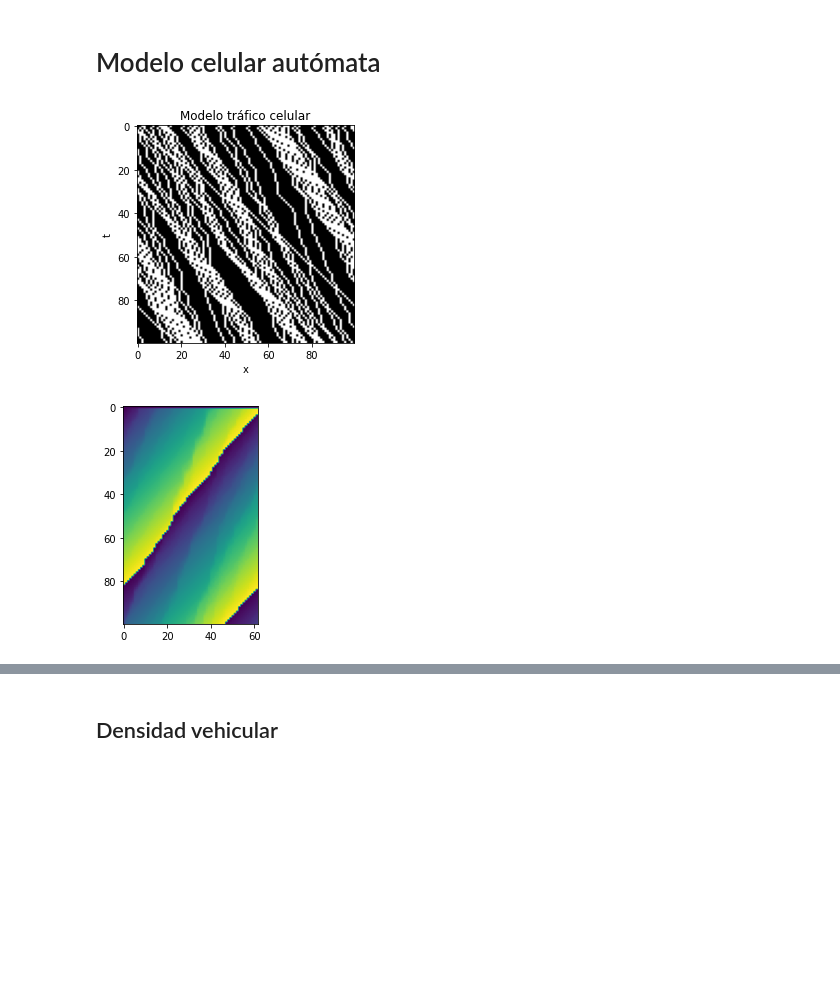
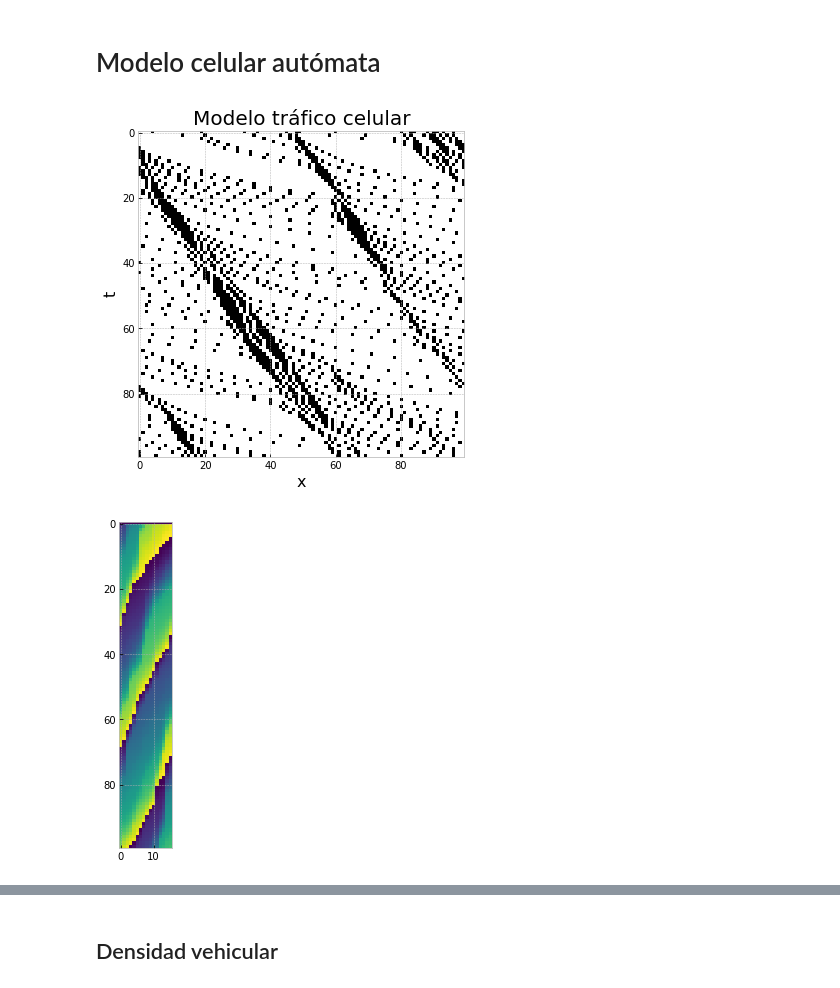
Before and after one commit to ElTapia/Jamiton, a Jupyter notebook: First_order_traffic_model/Cellular model.ipynb, the cells around one changed output, grey strips where cells are left out. Cells and saved outputs as stored; diff of their text form; code cells hidden in the pictures; blank space fills up the shorter version.

```diff
--- a/First_order_traffic_model/Cellular model.ipynb
+++ b/First_order_traffic_model/Cellular model.ipynb
@@ -4,6 +4,15 @@
 import numpy as np
 import matplotlib.pyplot as plt
 import matplotlib.animation as animation
+
+plt.style.use('bmh')
+
+
+plt.rcParams['figure.figsize'] = (9, 6)
+plt.rcParams['legend.fontsize'] = 14
+plt.rcParams["axes.titlesize"] = 20
+plt.rcParams["axes.labelsize"] = 16
+plt.rcParams["figure.titlesize"] = 20
 # %%
 def animar_solucion(X, U, NT, T, title, doc_name, step=None):
     """
@@ -127,7 +136,7 @@ def move_cars(cars, road, pos, vel, t):
         pos[t][c] = cars[c].x
         vel[t][c] = cars[c].v
 # %%
-def run_cars(N_x, N_t, road, cars, delta_t):
+def run_cars(N_x, N_t, road, cars, delta_t, filename):
     pos = np.zeros((N_t, len(cars)))
     vel = np.zeros((N_t, len(cars)))
 
@@ -144,37 +153,37 @@ def run_cars(N_x, N_t, road, cars, delta_t):
     plt.xlabel("x")
     plt.ylabel("t")
     plt.title("Modelo tráfico celular")
-    plt.savefig("Charts/cellular.png")
+    plt.savefig("Charts/{}".format(filename))
     plt.show()
 
     return vel, pos
 # %%
 # TODO: Autos entran a la carretera de manera random
 seed = 420
 np.random.seed(seed)
 
 T = 100
 x_f = 100
 
 N_x = 100
 N_t = 100
 
 delta_t = 1
 delta_x = 1
 
 N_t = int(T / delta_t)
 N_x = int(x_f / delta_x)
 
 p = 0.5
-p_aparicion = 0.7
+p_aparicion = 0.2
 ps = [1-p_aparicion, p_aparicion]
 
 # Crea carretera y autos
 road, is_car = get_road_and_iscar(N_t, N_x, ps)
 cars = get_cars(is_car, p)
-vel, pos = run_cars(N_x, N_t, road, cars, delta_t)
+vel, pos = run_cars(N_x, N_t, road, cars, delta_t, "celular_3.png")
 # %% [output]
-[figure, old version]
+[figure, new version]
 # %%
 for t in range(N_t):
     autos = road[t][road[t]==1]
@@ -183,7 +192,7 @@ for t in range(N_t):
 plt.imshow(pos)
 plt.show()
 # %% [output]
-[figure, old version]
+[figure, new version]
 # %%
 plt.imshow(vel)
 plt.show()
```
Also changed, not shown: parts of 1 cell of this notebook, 3 other files.
